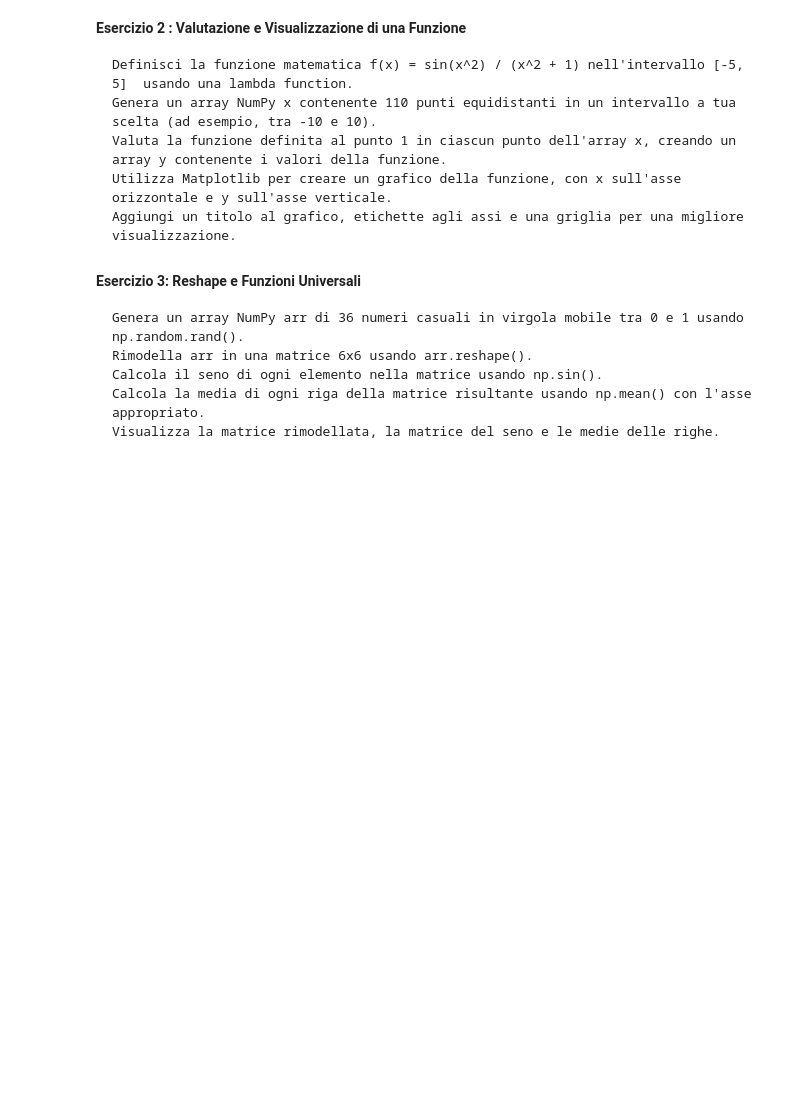
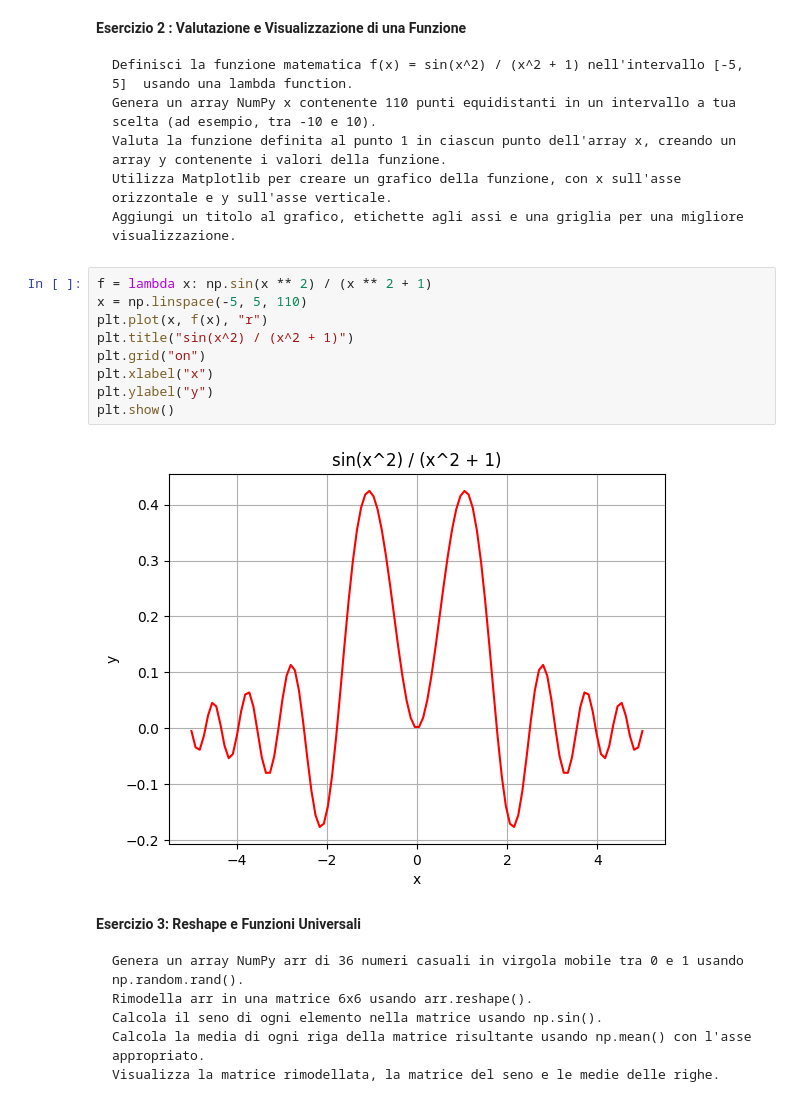
Before and after one commit to lspita/unibo-metodi-numerici-ia, a Jupyter notebook: lab02/ese_Numpy.ipynb, the cells around one changed output. Cells and saved outputs as stored; diff of their text form; blank space fills up the shorter version.

```diff
--- a/lab02/ese_Numpy.ipynb
+++ b/lab02/ese_Numpy.ipynb
@@ -16,6 +43,17 @@
     Valuta la funzione definita al punto 1 in ciascun punto dell'array x, creando un array y contenente i valori della funzione.
     Utilizza Matplotlib per creare un grafico della funzione, con x sull'asse orizzontale e y sull'asse verticale.
     Aggiungi un titolo al grafico, etichette agli assi e una griglia per una migliore visualizzazione.
+# %%
+f = lambda x: np.sin(x ** 2) / (x ** 2 + 1)
+x = np.linspace(-5, 5, 110)
+plt.plot(x, f(x), "r")
+plt.title("sin(x^2) / (x^2 + 1)")
+plt.grid("on")
+plt.xlabel("x")
+plt.ylabel("y")
+plt.show()
+# %% [output]
+[figure, added]
 # %% [markdown]
 **Esercizio 3: Reshape e Funzioni Universali**
 
```
Also changed, not shown: parts of 6 cells of this notebook, 3 other files.
